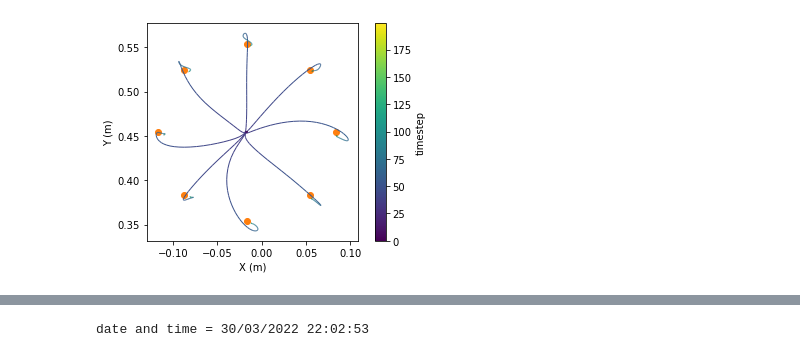
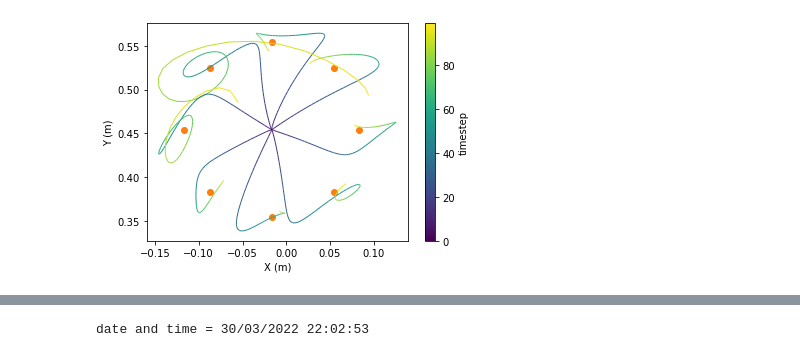
Before and after one commit to paulgribble/motornet_plg, a Jupyter notebook: example_centeroutFF.ipynb, the cells around one changed output, grey strips where cells are left out. Drawn from its saved outputs; the diff is of its cells as text; code cells hidden in the pictures.

```diff
--- a/example_centeroutFF.ipynb
+++ b/example_centeroutFF.ipynb
@@ -40,7 +43,7 @@ go_cue_range = [.100, .400]
 task = plg_tasks.CentreOutReachFF(network=network, start_joint_position=start_joint_position, go_cue_range=go_cue_range)
 task.network.do_recompute_inputs = True
 task.network.recompute_inputs = task.recompute_inputs
-task.loss_weights['cartesian position'] = 10.0
+#task.loss_weights['cartesian position'] = 1.0
 #task.loss_weights['muscle state'] = 5.0
 
 rnn = tf.keras.layers.RNN(cell=network, return_sequences=True, name='RNN')
@@ -85,7 +85,7 @@ FF_CW  = tf.convert_to_tensor(np.array([[0, b],[-b,0]]), dtype=tf.float32)
 
 FF = FF_NF
 
-n_t = 150
+n_t = 100
 n_batches = 1024
 batch_size = 32
 # this callback logs training information for each batch passed, rather than for each epoch.
@@ -246,16 +246,15 @@ for i in range(n_mov):
 # %%
-# TRAIN NETWORK on point to point reaches between random targets in the arm's workspace
-# IN A CCW CURL FIELD
+# TRAIN NETWORK IN A CCW CURL FIELD
 
 FF = FF_CCW
 
-n_t = 150
+n_t = 100
 n_batches = 1024
-batch_size = 32
+batch_size = 8
 # this callback logs training information for each batch passed, rather than for each epoch.
-callbacks = [mn.nets.callbacks.BatchLogger(), mn.nets.callbacks.TrainingPlotter(task, plot_freq=256, plot_trials=3, plot_n_t=n_t)]
+callbacks = [mn.nets.callbacks.BatchLogger()]
 for i in range(5):
-    [inputs, targets, init_states] = nn.task.generate(n_timesteps=n_t, batch_size=n_batches * batch_size)
+    [inputs, targets, init_states] = nn.task.generate(n_timesteps=n_t, batch_size=n_batches * batch_size, validation=True)
     nn.task.FF_matvel = FF
     h = nn.fit(x=[inputs, init_states], y=targets, verbose=1, epochs=1, batch_size=batch_size, shuffle=False, callbacks=callbacks)
 # %% [output]
@@ -296,21 +293,21 @@ for i in range(n_mov):
 # %%
 # TEST THE NETWORK ON THE CENTRE-OUT REACHING TASK
 # IN A NULL FIELD
 
 FF = FF_NF
 
-n_t = 200
+n_t = 100
 nn.task.angle_step = 45
-[inputs, targets, init_states] = nn.task.generate(n_timesteps=n_t, batch_size=8, centre_out_test=True)
+[inputs, targets, init_states] = nn.task.generate(n_timesteps=n_t, batch_size=8, validation=True)
 nn.task.FF_matvel = FF
 results = nn([inputs, init_states], training=False)
 
 plot_simulations(xy=results["cartesian position"], target_xy=targets)
 
 L1,L2 = nn.task.network.plant.skeleton.L1, nn.task.network.plant.skeleton.L2
 targets_j = hand_to_joints(targets, L1, L2)
 n_mov = np.shape(results["joint position"])[0]
 for i in range(n_mov):
     plot1trial(inputs, results, targets_j, i)
 # %% [output]
-[figure, old version]
+[figure, new version]
```
Also changed, not shown: parts of 11 cells of this notebook, 1 other file.
